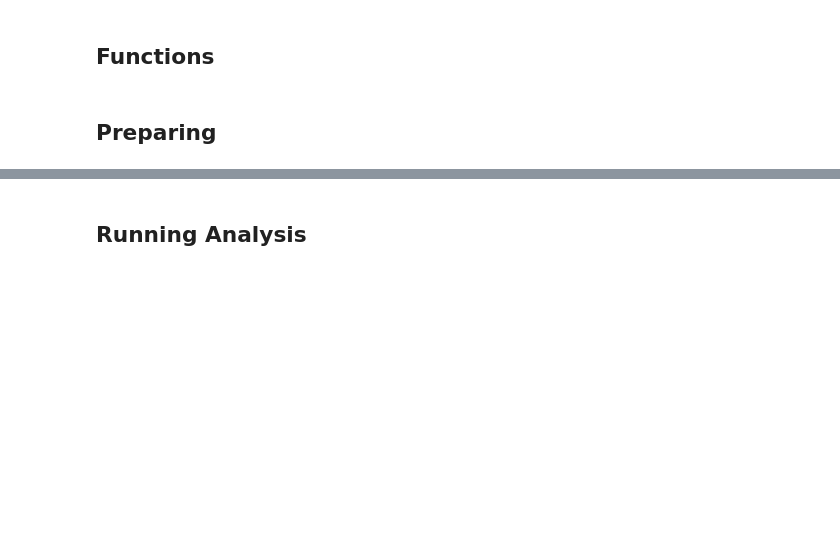
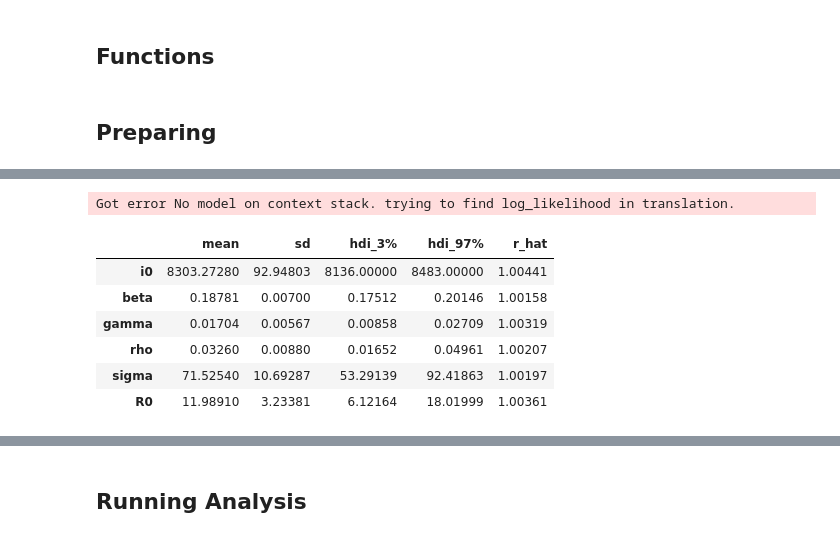
Before and after one commit to zenodea/MCMC_parameter_estimation, a Jupyter notebook: Data Analysis/mcmc.ipynb, the cells around one changed output, grey strips where cells are left out. Drawn from its saved outputs; the diff is of its cells as text; code cells hidden in the pictures; blank space fills up the shorter version.

```diff
--- a/Data Analysis/mcmc.ipynb
+++ b/Data Analysis/mcmc.ipynb
@@ -151,0 +160,14 @@ Got error No model on context stack. trying to find log_likelihood in translatio
+# %%
+table = printMCMCTables(test)[['mean','sd','hdi_3%','hdi_97%','r_hat']]
+table_graphs = table[["mean","sd"]]
+table_graphs_values = table_graphs.loc[["beta","gamma","rho",'i0']]
+table
+# %% [output]
+Got error No model on context stack. trying to find log_likelihood in translation.
+|  | mean | sd | hdi_3% | hdi_97% | r_hat |
+| i0 | 8303.27280 | 92.94803 | 8136.00000 | 8483.00000 | 1.00441 |
+| beta | 0.18781 | 0.00700 | 0.17512 | 0.20146 | 1.00158 |
+| gamma | 0.01704 | 0.00567 | 0.00858 | 0.02709 | 1.00319 |
+| rho | 0.03260 | 0.00880 | 0.01652 | 0.04961 | 1.00207 |
+| sigma | 71.52540 | 10.69287 | 53.29139 | 92.41863 | 1.00197 |
+| R0 | 11.98910 | 3.23381 | 6.12164 | 18.01999 | 1.00361 |
```
Also changed, not shown: parts of 5 cells of this notebook, 1 other file.
